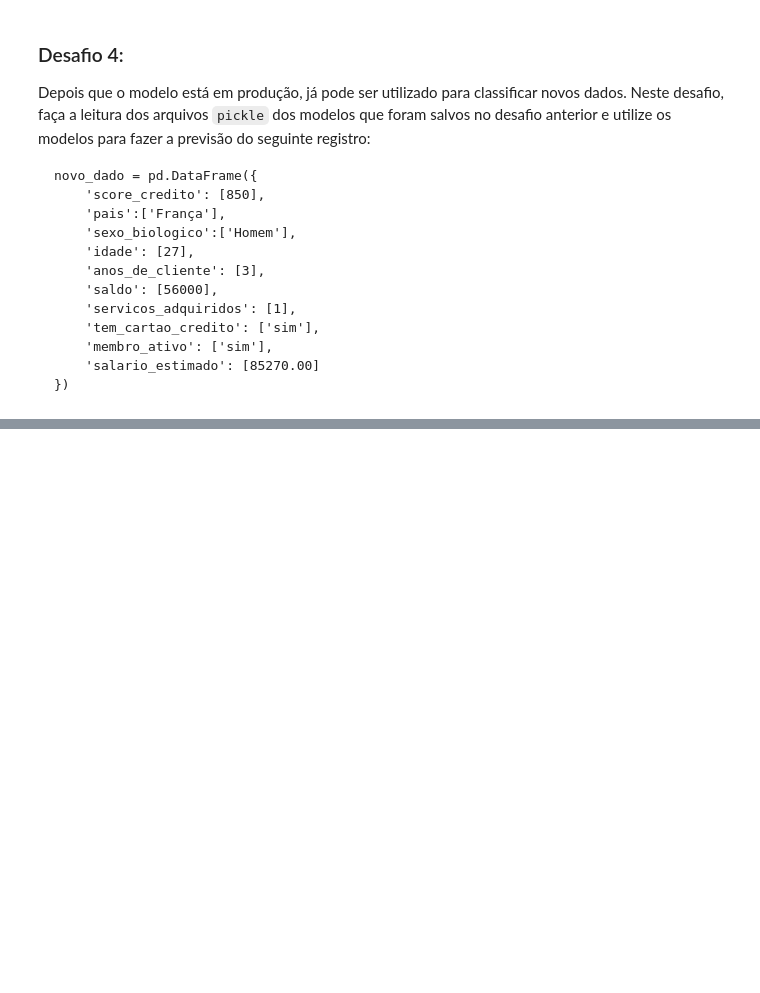
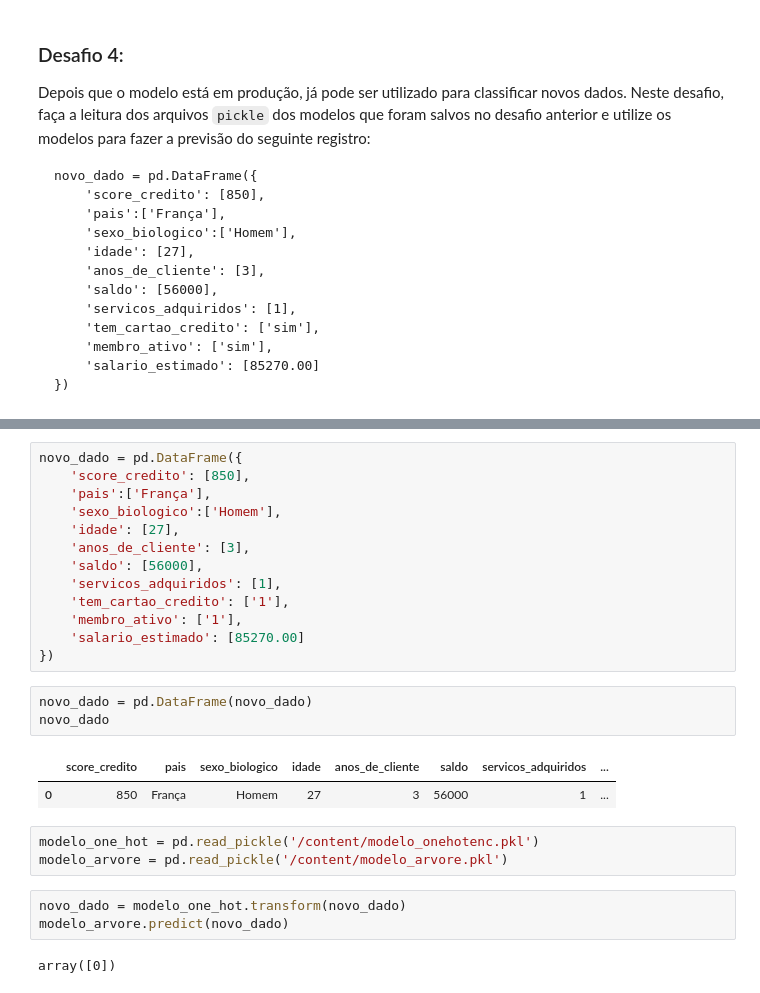
Before and after one commit to Adrilopes/bank-churn-analysis-lab, a Jupyter notebook: bank_customer_churn_analysis.ipynb, the cells around one changed output, grey strips where cells are left out. Drawn from its saved outputs; the diff is of its cells as text; blank space fills up the shorter version.

```diff
--- a/bank_customer_churn_analysis.ipynb
+++ b/bank_customer_churn_analysis.ipynb
@@ -350,0 +418,27 @@ novo_dado = pd.DataFrame({
+# %%
+novo_dado = pd.DataFrame({
+    'score_credito': [850],
+    'pais':['França'],
+    'sexo_biologico':['Homem'],
+    'idade': [27],
+    'anos_de_cliente': [3],
+    'saldo': [56000],
+    'servicos_adquiridos': [1],
+    'tem_cartao_credito': ['1'],
+    'membro_ativo': ['1'],
+    'salario_estimado': [85270.00]
+})
+# %%
+novo_dado = pd.DataFrame(novo_dado)
+novo_dado
+# %% [output]
+|  | score_credito | pais | sexo_biologico | idade | anos_de_cliente | saldo | servicos_adquiridos | ... |
+| 0 | 850 | França | Homem | 27 | 3 | 56000 | 1 | ... |
+# %%
+modelo_one_hot = pd.read_pickle('/content/modelo_onehotenc.pkl')
+modelo_arvore = pd.read_pickle('/content/modelo_arvore.pkl')
+# %%
+novo_dado = modelo_one_hot.transform(novo_dado)
+modelo_arvore.predict(novo_dado)
+# %% [output]
+array([0])
```
Also changed, not shown: parts of 15 cells of this notebook.
